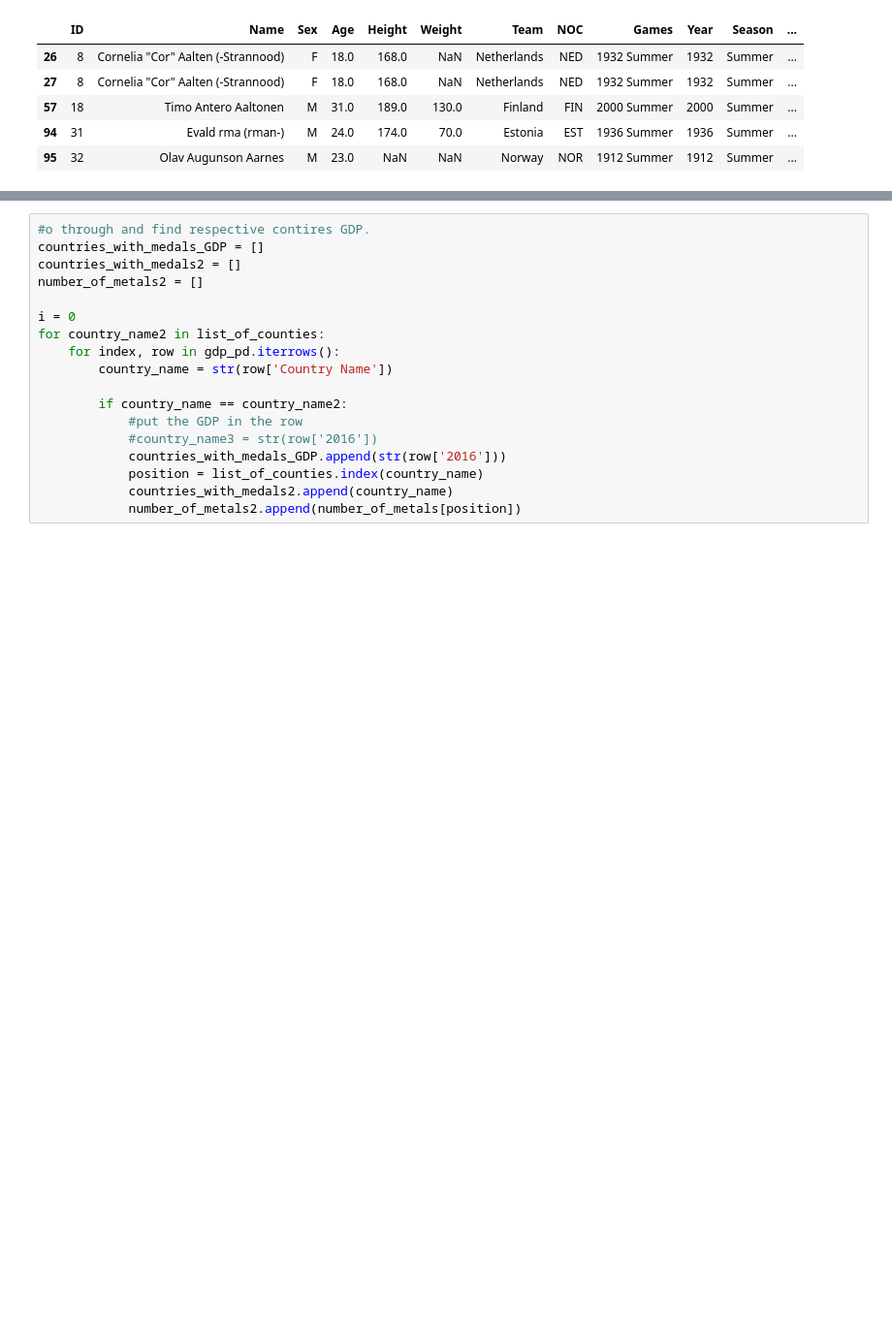
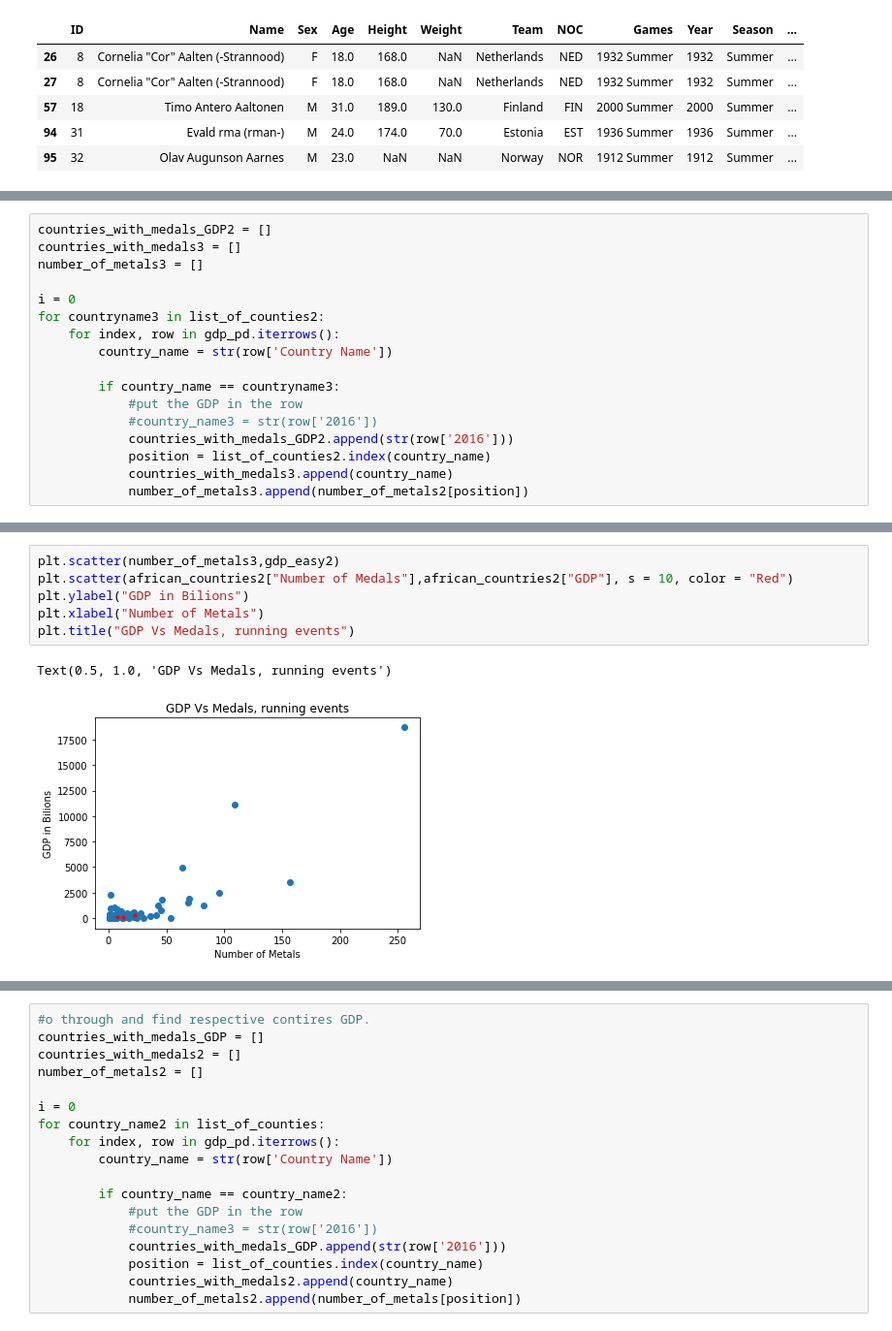
Before and after one commit to ablinn91/KU_project_1, a Jupyter notebook: project1.ipynb, the cells around one changed output, grey strips where cells are left out. Shown at 97% size. Saved outputs shown, nothing was run; the diff lists cells and outputs as text; blank space fills up the shorter version.

```diff
--- a/project1.ipynb
+++ b/project1.ipynb
@@ -89 +120,18 @@ athlete_data_pd_sport_athletics.head()
+# %%
+countries_with_medals_GDP2 = []
+countries_with_medals3 = []
+number_of_metals3 = []
+
+i = 0
+for countryname3 in list_of_counties2:
+    for index, row in gdp_pd.iterrows():
+        country_name = str(row['Country Name'])
+
+        if country_name == countryname3:
+            #put the GDP in the row
+            #country_name3 = str(row['2016'])
+            countries_with_medals_GDP2.append(str(row['2016']))
+            position = list_of_counties2.index(country_name)
+            countries_with_medals3.append(country_name)
+            number_of_metals3.append(number_of_metals2[position])
 # %%
@@ -106,0 +180,9 @@ for index, row in athlete_data_2016.iterrows():
+# %%
+plt.scatter(number_of_metals3,gdp_easy2)
+plt.scatter(african_countries2["Number of Medals"],african_countries2["GDP"], s = 10, color = "Red")
+plt.ylabel("GDP in Bilions")
+plt.xlabel("Number of Metals")
+plt.title("GDP Vs Medals, running events")
+# %% [output]
+Text(0.5, 1.0, 'GDP Vs Medals, running events')
+[figure, added]
```
Also changed, not shown: parts of 11 cells of this notebook.
